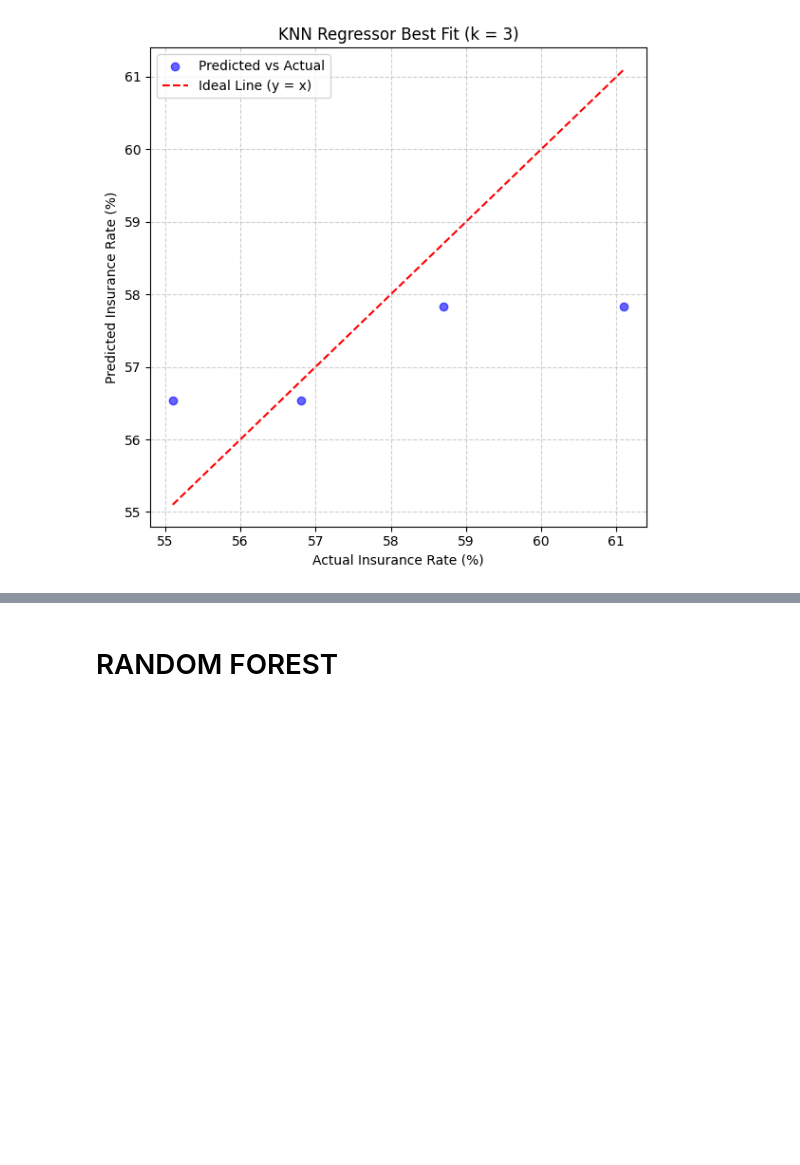
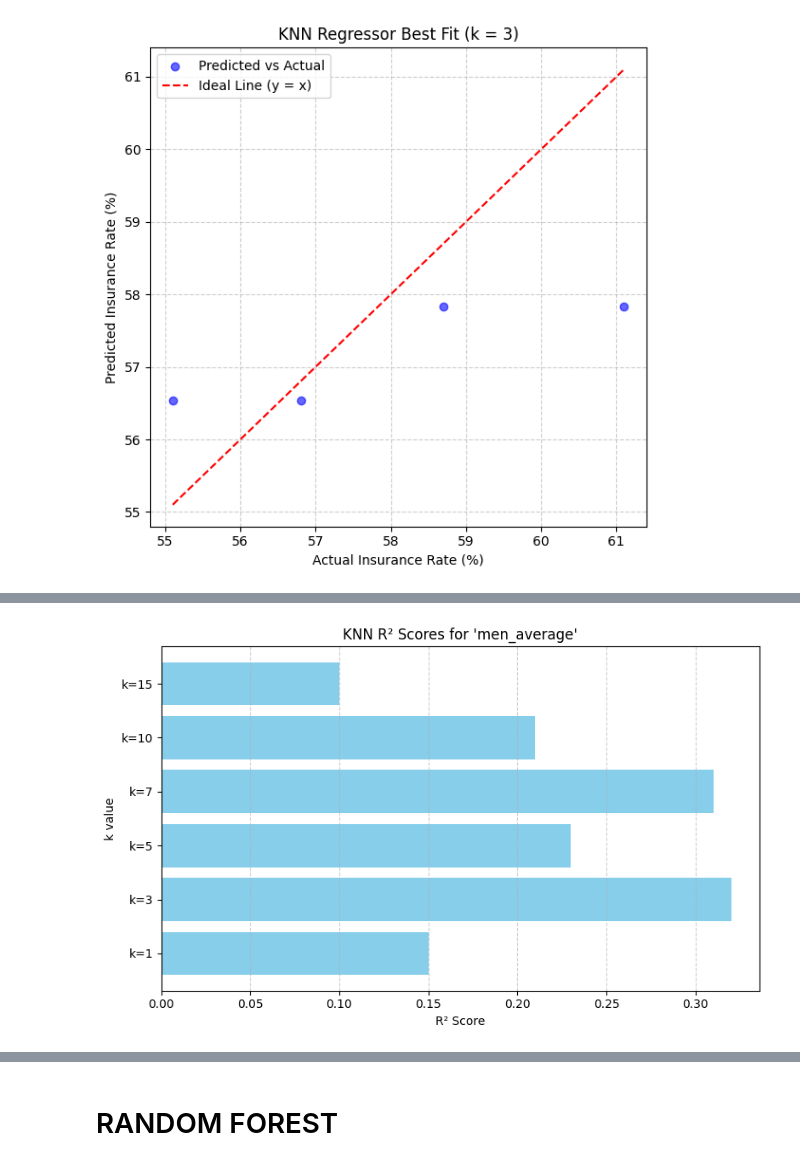
Before and after one commit to esintopaktas/DSA-210, a Jupyter notebook: Wage_Insurance_Hypothesis_Preprocessing_and_Testing.ipynb, the cells around one changed output, grey strips where cells are left out. Cells and saved outputs as stored; diff of their text form; code cells hidden in the pictures; blank space fills up the shorter version.

```diff
--- a/Wage_Insurance_Hypothesis_Preprocessing_and_Testing.ipynb
+++ b/Wage_Insurance_Hypothesis_Preprocessing_and_Testing.ipynb
@@ -762,0 +359,18 @@ The group with the lowest predictive performance is **Black Men**, suggesting we
+# %%
+import matplotlib.pyplot as plt
+
+
+k_values = [1, 3, 5, 7, 10, 15]
+r2_scores = [0.15, 0.32, 0.23, 0.31, 0.21, 0.10]
+
+
+plt.figure(figsize=(8, 5))
+plt.barh([f"k={k}" for k in k_values], r2_scores, color='skyblue')
+plt.title("KNN R² Scores for 'men_average'")
+plt.xlabel("R² Score")
+plt.ylabel("k value")
+plt.grid(True, axis='x', linestyle='--', alpha=0.6)
+plt.tight_layout()
+plt.show()
+# %% [output]
+[figure, added]
```
Also changed, not shown: parts of 40 cells of this notebook.
